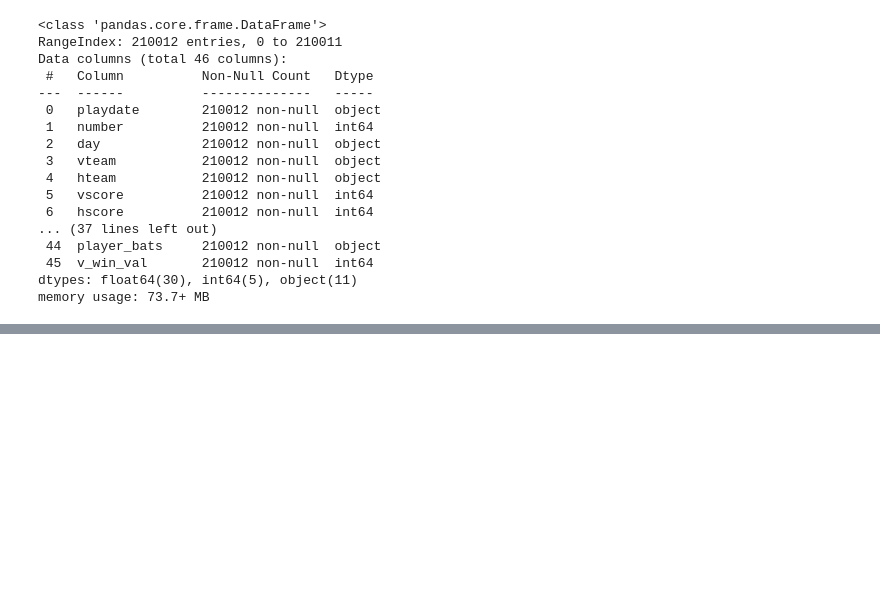
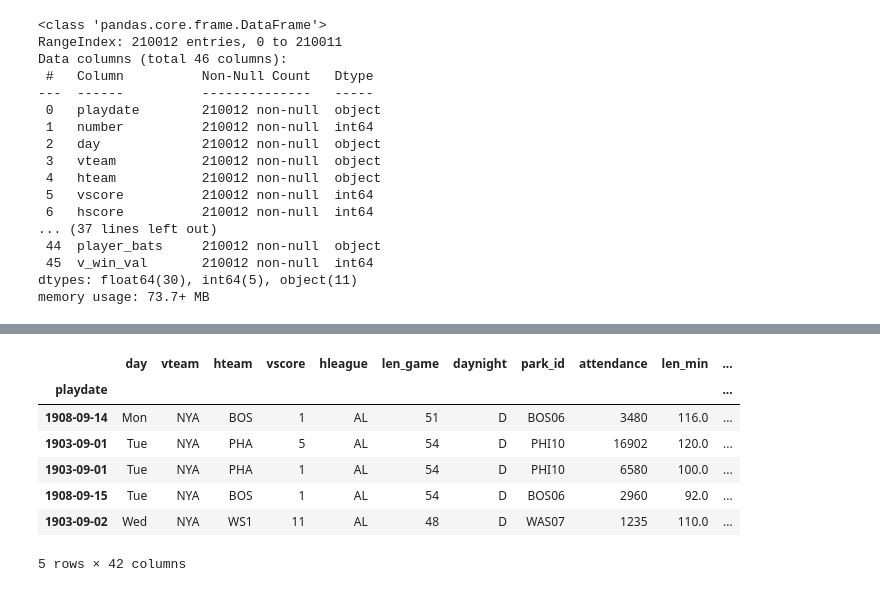
Before and after one commit to ScientificSam/Capstone, a Jupyter notebook: Notebooks/baseball.ipynb, the cells around one changed output, grey strips where cells are left out. Cells and saved outputs as stored; diff of their text form; code cells hidden in the pictures; blank space fills up the shorter version.

```diff
--- a/Notebooks/baseball.ipynb
+++ b/Notebooks/baseball.ipynb
@@ -786,0 +827,15 @@ Top 10 Most Influential Features:
+# %%
+df_hruns_copy["playdate"] = pd.to_datetime(df_hruns_copy["playdate"])
+# Group By yankees
+df_hruns_copy = df_hruns_copy.set_index("playdate")
+df_hruns_yankees = df_hruns_copy[df_hruns_copy['vteam'] == 'NYA']
+df_hruns_yankees.head()
+# %% [output]
+|  | day | vteam | hteam | vscore | hleague | len_game | daynight | park_id | attendance | len_min | ... |
+| playdate |  |  |  |  |  |  |  |  |  |  | ... |
+| 1908-09-14 | Mon | NYA | BOS | 1 | AL | 51 | D | BOS06 | 3480 | 116.0 | ... |
+| 1903-09-01 | Tue | NYA | PHA | 5 | AL | 54 | D | PHI10 | 16902 | 120.0 | ... |
+| 1903-09-01 | Tue | NYA | PHA | 1 | AL | 54 | D | PHI10 | 6580 | 100.0 | ... |
+| 1908-09-15 | Tue | NYA | BOS | 1 | AL | 54 | D | BOS06 | 2960 | 92.0 | ... |
+| 1903-09-02 | Wed | NYA | WS1 | 11 | AL | 48 | D | WAS07 | 1235 | 110.0 | ... |
+5 rows × 42 columns
```
Also changed, not shown: parts of 27 cells of this notebook, 1 other file.
